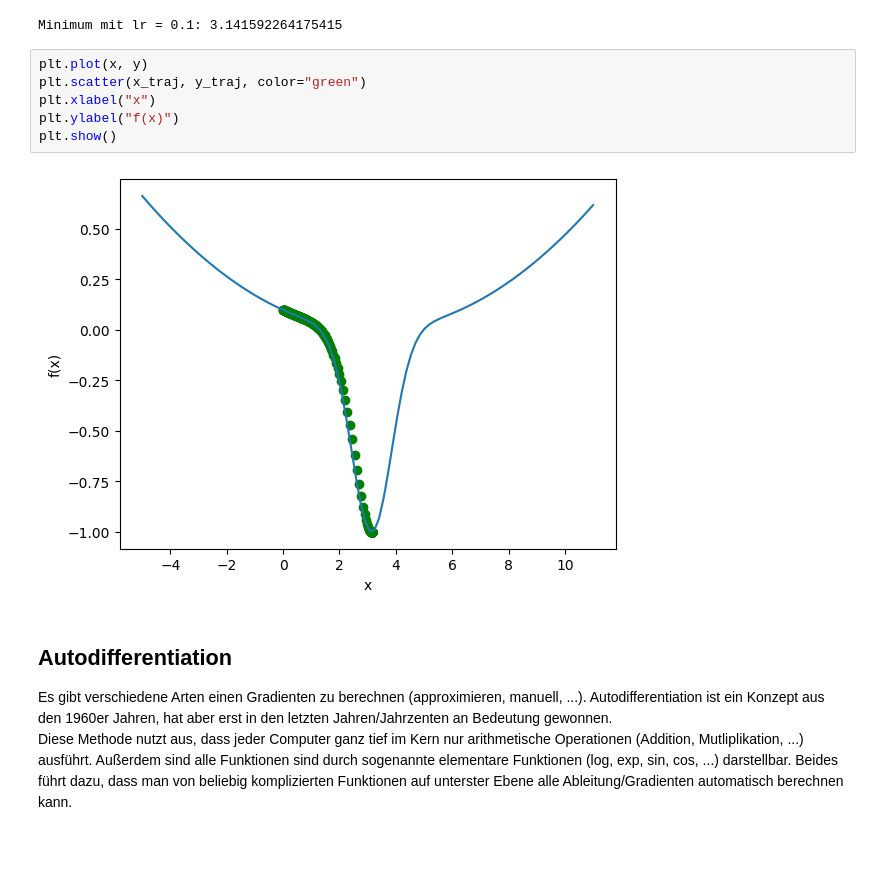
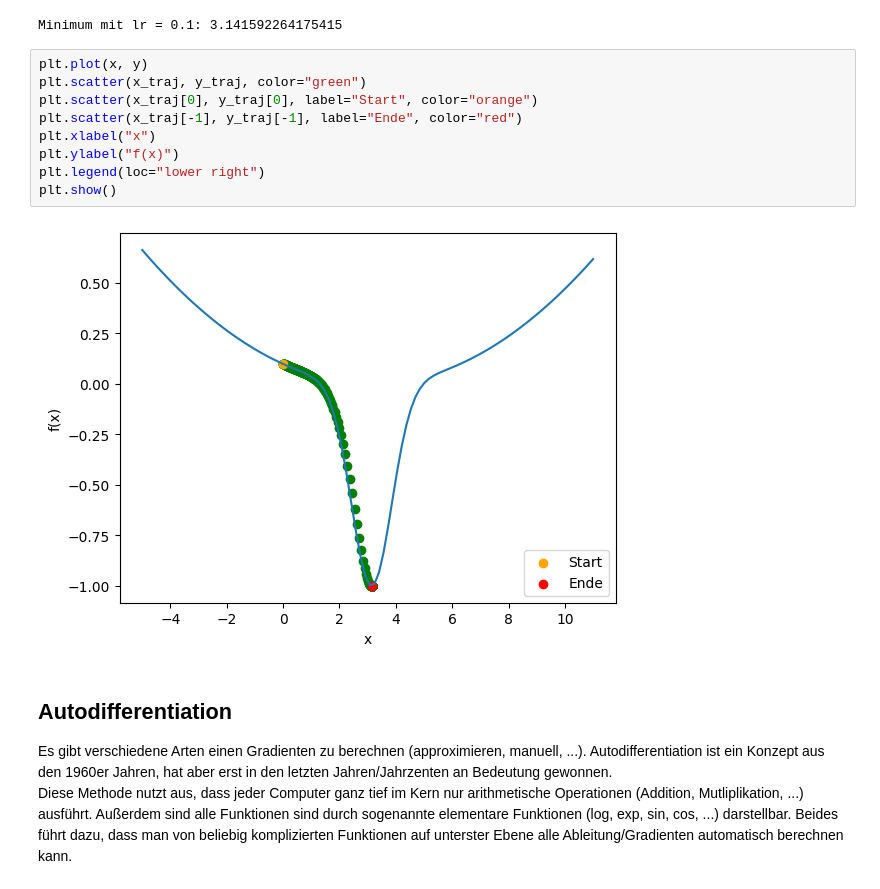
Before and after one commit to pyucation/ml-module-demo, a Jupyter notebook: pytorch/Beispiele/gradient_descent.ipynb, the cells around one changed output. Drawn from its saved outputs; the diff is of its cells as text; blank space fills up the shorter version.

Commit message:
edited plotting for GD

```diff
--- a/pytorch/Beispiele/gradient_descent.ipynb
+++ b/pytorch/Beispiele/gradient_descent.ipynb
@@ -49,11 +49,14 @@ Minimum mit lr = 0.1: 3.141592264175415
 # %%
 plt.plot(x, y)
 plt.scatter(x_traj, y_traj, color="green")
+plt.scatter(x_traj[0], y_traj[0], label="Start", color="orange")
+plt.scatter(x_traj[-1], y_traj[-1], label="Ende", color="red")
 plt.xlabel("x")
 plt.ylabel("f(x)")
+plt.legend(loc="lower right")
 plt.show()
 # %% [output]
-[figure, old version]
+[figure, new version]
 # %% [markdown]
 ## Autodifferentiation
 Es gibt verschiedene Arten einen Gradienten zu berechnen (approximieren, manuell, ...). Autodifferentiation ist ein Konzept aus den 1960er Jahren, hat aber erst in den letzten Jahren/Jahrzenten an Bedeutung gewonnen.<br>
```
